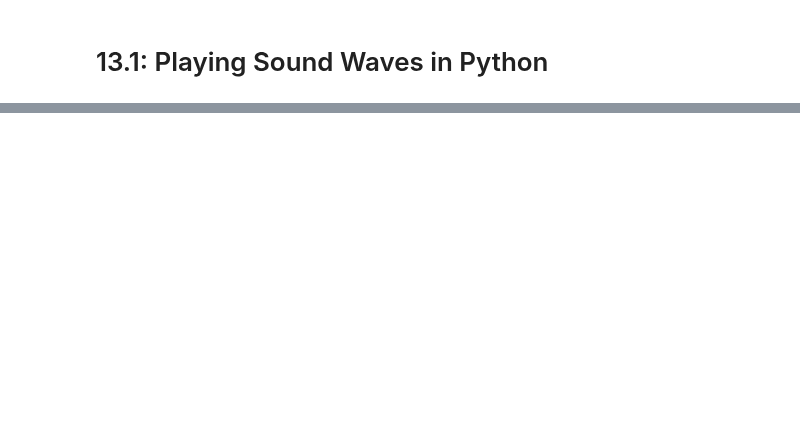
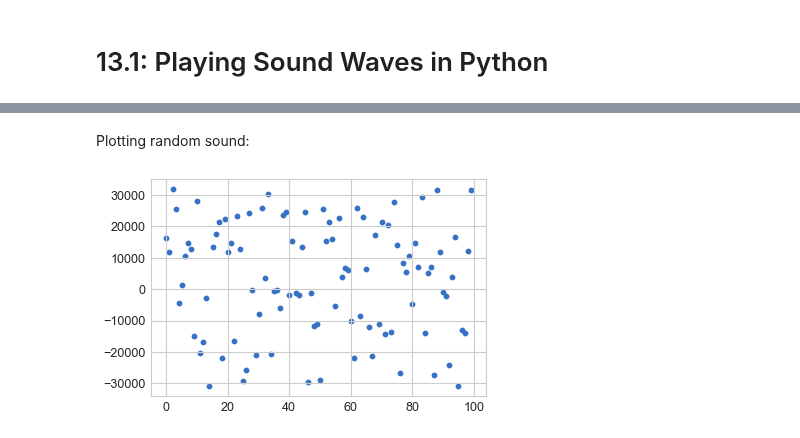
Before and after one commit to aliakhtar/maths4programmers-python, a Jupyter notebook: ch13/13.1.ipynb, the cells around one changed output, grey strips where cells are left out. Drawn from its saved outputs; the diff is of its cells as text; code cells hidden in the pictures; blank space fills up the shorter version.

```diff
--- a/ch13/13.1.ipynb
+++ b/ch13/13.1.ipynb
@@ -30,0 +32,6 @@ Hello from the pygame community. https://www.pygame.org/contribute.html
+# %% [markdown]
+Plotting random sound:
+# %%
+plot_sequence(arr, max=100)
+# %% [output]
+[figure, added]
```
Also changed, not shown: parts of 5 cells of this notebook.
